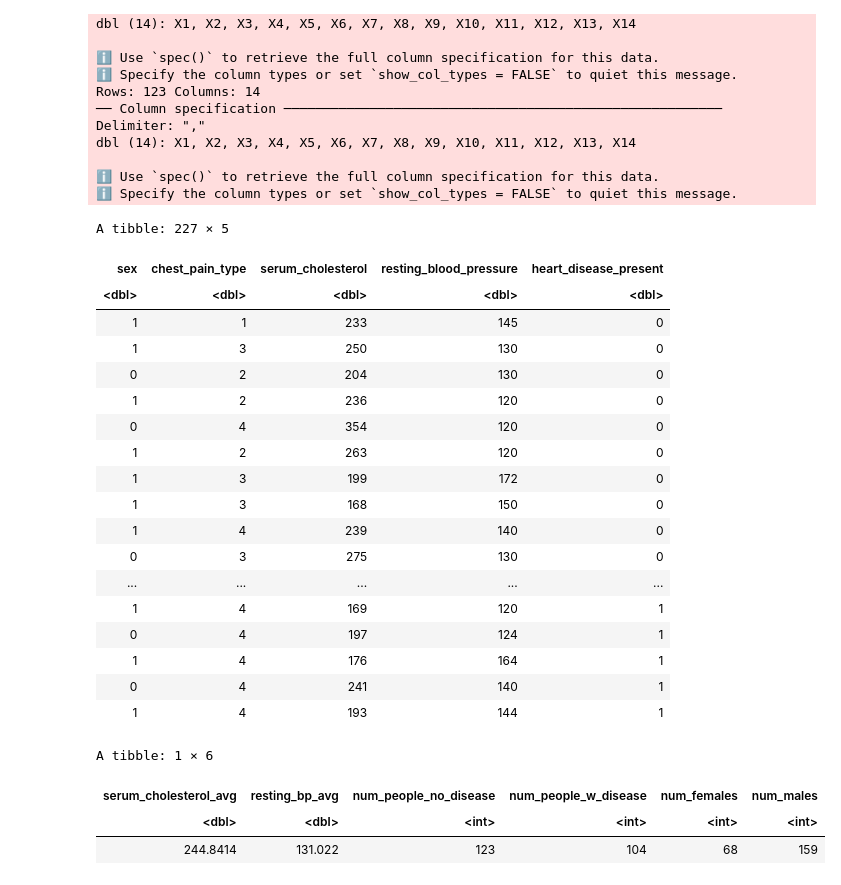
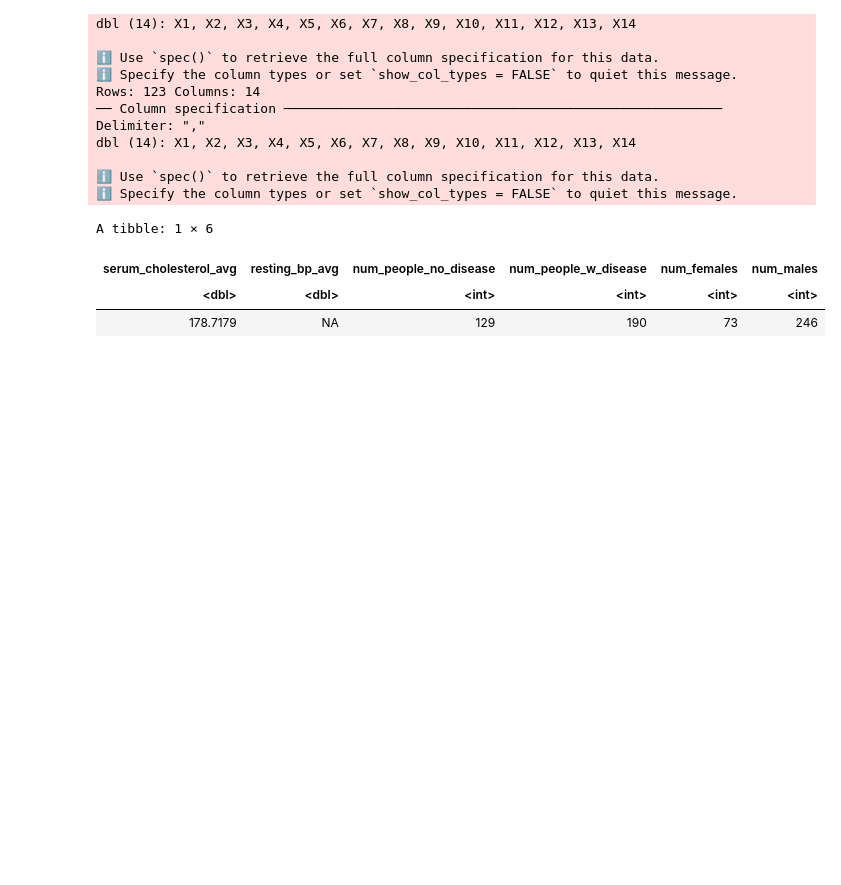
Before and after one commit to Kooriryuu/dsci-100-project-group3, a Jupyter notebook: project_proposal.ipynb, the cells around one changed output. Drawn from its saved outputs; the diff is of its cells as text; code cells hidden in the pictures; blank space fills up the shorter version.

Commit message:
Added dataset to dataframe

```diff
--- a/project_proposal.ipynb
+++ b/project_proposal.ipynb
@@ -3,7 +3,7 @@ library(tidyverse)
 library(tidymodels)
 # %%
 cleveland <- read_csv("https://raw.githubusercontent.com/Kooriryuu/dsci-100-project-group3/main/data/cleveland.data", col_names = FALSE, na = c("?"))
-#switzerland <- read_csv("https://archive.ics.uci.edu/ml/machine-learning-databases/heart-disease/processed.switzerland.data", col_names = FALSE, na = c("?"))
+switzerland <- read_csv("https://raw.githubusercontent.com/Kooriryuu/dsci-100-project-group3/main/data/switzerland.data", col_names = FALSE, na = c("?"))
 #cleveland <- read_csv("data/cleveland.data", col_names = FALSE, na = c("?"))
 #switzerland <- read_csv("data/switzerland.data", col_names = FALSE, na = c("?"))
 
@@ -26,75 +26,56 @@ dbl (14): X1, X2, X3, X4, X5, X6, X7, X8, X9, X10, X11, X12, X13, X14
 ℹ Specify the column types or set `show_col_types = FALSE` to quiet this message.
 # %%
 cleveland_select <- cleveland |>
-    select(X2, X3, X5, X4, X14)
-#switzerland_select <- switzerland |>
-    #select(X2, X3, X7, X11, X14)
-#cleveland_select
-#switzerland_select
-column_names <- c("sex", "chest_pain_type", "serum_cholesterol", "resting_blood_pressure", "heart_disease_present")
+    select(X2, X5, X4, X8, X14)
+switzerland_select <- switzerland |>
+    select(X2, X5, X4, X8, X14)
+column_names <- c("sex", "serum_cholesterol", "resting_blood_pressure", "max_heart_rate", "heart_disease_present")
 colnames(cleveland_select) <- column_names
-#colnames(switzerland_select) <- column_names
+colnames(switzerland_select) <- column_names
+
 cleveland_select$heart_disease_present[cleveland_select$heart_disease_present > 1] <- 1
+switzerland_select$heart_disease_present[switzerland_select$heart_disease_present > 1] <- 1
 
-#cleveland_select <- mutate(cleveland_select, sex = as_factor(sex), chest_pain_type = as_factor(chest_pain_type), heart_disease_present = as_factor(heart_disease_present))
-#cleveland_select
+all_places <- rbind(cleveland_select, switzerland_select)
+all_places_select <- mutate(all_places, sex = as_factor(sex), heart_disease_present = as_factor(heart_disease_present))
 # %%
 set.seed(77777)
-cleveland_split <- initial_split(cleveland_select, prop = 0.75, strata = heart_disease_present)
-cleveland_training <- training(cleveland_split)
-cleveland_testing <- testing(cleveland_split)
+places_split <- initial_split(all_places_select, prop = 0.75, strata = heart_disease_present)
+places_training <- training(places_split)
+places_testing <- testing(places_split)
 # %%
-avg <-  cleveland_training |>
+avg <-  places_training |>
     select(serum_cholesterol, resting_blood_pressure) |>
     map_df(mean) |>
     mutate(serum_cholesterol_avg = serum_cholesterol, resting_bp_avg = resting_blood_pressure) |>
     select(serum_cholesterol_avg, resting_bp_avg)
 
-count0 <- cleveland_training |>
+count0 <- places_training |>
     filter(heart_disease_present == 0) |>
     count() |>
     pull()
-count1 <- cleveland_training |>
+count1 <- places_training |>
     filter(heart_disease_present == 1) |>
     count() |>
     pull()
 avg <- avg |>
     mutate(num_people_no_disease = count0) |>
     mutate(num_people_w_disease = count1)
-countM <- cleveland_training |>
+countM <- places_training |>
     filter(sex == 1) |>
     count() |>
     pull()
-countF <- cleveland_traiing |>
+countF <- places_training |>
     filter(sex == 0) |>
     count() |>
     pull()
 avg <- avg |>
     mutate(num_females = countF, num_males = countM)
-cleveland_training
+#cleveland_training
 avg
 #count
 # %% [output]
-A tibble: 227 × 5
+A tibble: 1 × 6
-| sex | chest_pain_type | serum_cholesterol | resting_blood_pressure | heart_disease_present |
-| <dbl> | <dbl> | <dbl> | <dbl> | <dbl> |
-| 1 | 1 | 233 | 145 | 0 |
-| 1 | 3 | 250 | 130 | 0 |
-| 0 | 2 | 204 | 130 | 0 |
-| 1 | 2 | 236 | 120 | 0 |
-| 0 | 4 | 354 | 120 | 0 |
-| 1 | 2 | 263 | 120 | 0 |
-| 1 | 3 | 199 | 172 | 0 |
-| 1 | 3 | 168 | 150 | 0 |
-| 1 | 4 | 239 | 140 | 0 |
-| 0 | 3 | 275 | 130 | 0 |
-| ... | ... | ... | ... | ... |
-| 1 | 4 | 169 | 120 | 1 |
-| 0 | 4 | 197 | 124 | 1 |
-| 1 | 4 | 176 | 164 | 1 |
-| 0 | 4 | 241 | 140 | 1 |
-| 1 | 4 | 193 | 144 | 1 |
+| serum_cholesterol_avg | resting_bp_avg | num_people_no_disease | num_people_w_disease | num_females | num_males |
+| <dbl> | <dbl> | <int> | <int> | <int> | <int> |
+| 178.7179 | NA | 129 | 190 | 73 | 246 |
-A tibble: 1 × 6
-| serum_cholesterol_avg | resting_bp_avg | num_people_no_disease | num_people_w_disease | num_females | num_males |
-| <dbl> | <dbl> | <int> | <int> | <int> | <int> |
-| 244.8414 | 131.022 | 123 | 104 | 68 | 159 |
```
Also changed, not shown: parts of 2 cells of this notebook.
